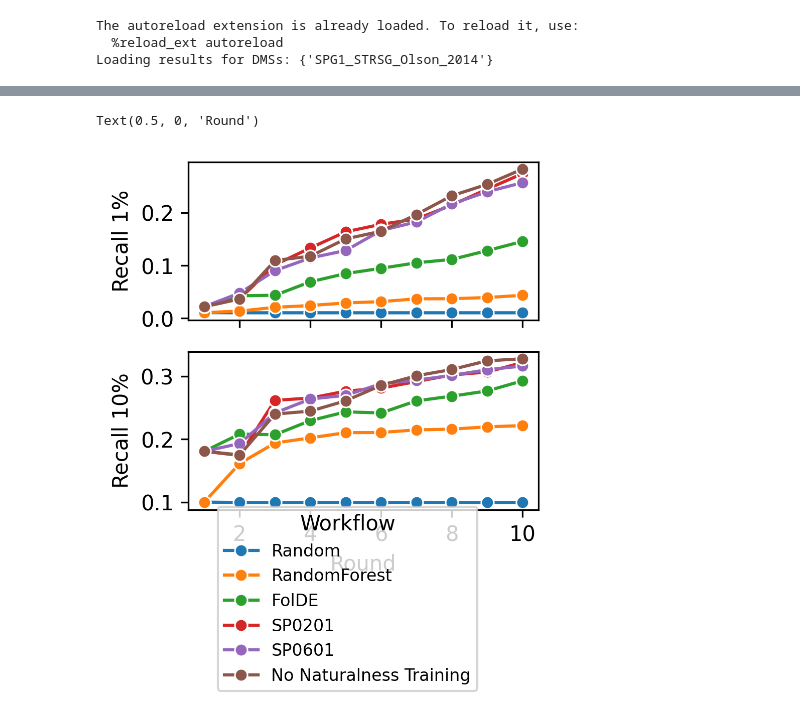
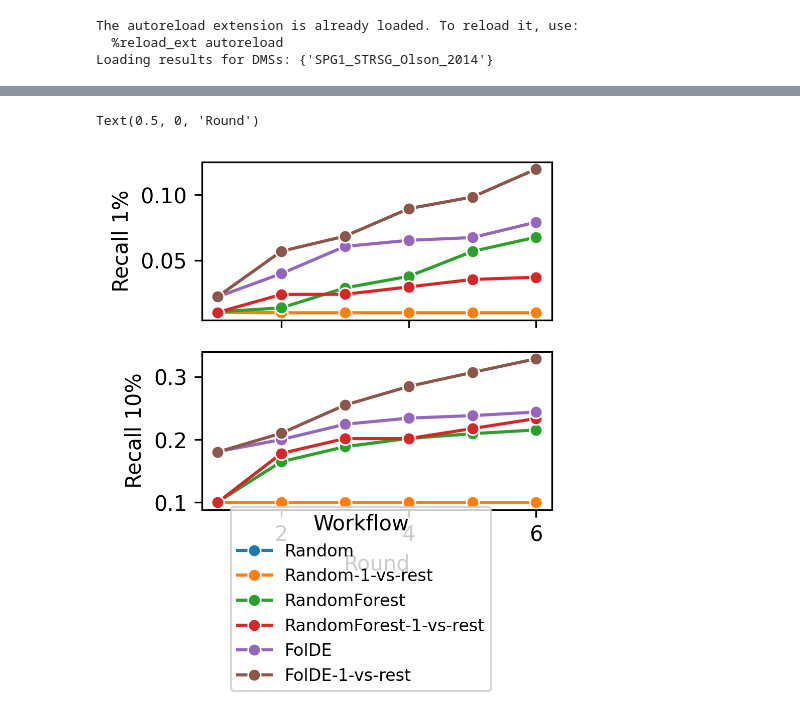
Before and after one commit to JBEI/foldy-internal, a Jupyter notebook: backend/src/notebooks/jacob/paperplots/fig6_multimutant.ipynb, the cells around one changed output, grey strips where cells are left out. Cells and saved outputs as stored; diff of their text form; code cells hidden in the pictures.

```diff
--- a/backend/src/notebooks/jacob/paperplots/fig6_multimutant.ipynb
+++ b/backend/src/notebooks/jacob/paperplots/fig6_multimutant.ipynb
@@ -9,7 +9,8 @@ import pandas as pd
 
 results = load_checkpointed_model_eval(
     'notebooks/jacob/model_evals/',
-    '250717-spg1-ablation',
+    # '250717-spg1-ablation',
+    '250721-spg1-olson-2014-RERUN',
     []
 )
 mutant_df, round_metrics_df = convert_compaign_result_collection_to_df(results)
@@ -39,14 +32,17 @@ fig, (ax1, ax2) = plt.subplots(2, 1, figsize=(3, 3), sharex=True, dpi=300)
 
 CONFIGS = [
     ('Random', 'Random'),
-    ('RandomToRandomForest', 'RandomForest'),
+    ('Random-1-vs-rest', 'Random-1-vs-rest'),
+    ('RandomToRandomForest-base', 'RandomForest'),
+    ('RandomToRandomForest-1-vs-rest', 'RandomForest-1-vs-rest'),
     ('FolDE-base', 'FolDE'),
-    ('FolDE-shrink-and-perturb-02-01', 'SP0201'),
-    ('FolDE-shrink-and-perturb-06-01', 'SP0601'),
+    ('FolDE-1-vs-rest', 'FolDE-1-vs-rest'),
+    # ('FolDE-shrink-and-perturb-02-01', 'SP0201'),
+    # ('FolDE-shrink-and-perturb-06-01', 'SP0601'),
     # ('FolDE-long-training', 'Extra long activity training (500 epochs)'),
     # ('FolDE-with-Devariancing', 'With Devariancing'),
     # ('FolDE-no-constantliar', 'No ConstantLiar'),
-    ('FolDE-no-naturalnessTraining', 'No Naturalness Training'),
+    # ('FolDE-no-naturalnessTraining', 'No Naturalness Training'),
 ]
 plot_df = round_metrics_df.copy()
 plot_df['config_name'] = plot_df.config_name.apply(lambda x: dict(CONFIGS).get(x, x))
@@ -54,31 +50,31 @@ plot_df['config_name'] = plot_df.config_name.apply(lambda x: dict(CONFIGS).get(x
 for ax, metric in zip([ax1, ax2], [ 'held_out_1pct_recall', 'held_out_10pct_recall']):
     sns.lineplot(
         ax=ax,
         data=plot_df[plot_df.config_name.isin([c[1] for c in CONFIGS])],
         # y='held_out_activity_spearman',
         y=metric,
         # y='held_out_1pct_auc',
         # y='held_out_activity_spearman',
         x='round_num',
         hue='config_name',
         errorbar=None,
         marker='o',
         hue_order=[c[1] for c in CONFIGS],
         # style='config_name',
         # errorbar=None
     )
 
 # Disable ax1 legend
 ax1.get_legend().remove()
 ax2.legend(
     title='Workflow',
     loc='lower right',
     bbox_to_anchor=(0.85, -1.2),
     fontsize=8
 )
 ax1.set_ylabel('Recall 1%')
 ax2.set_ylabel('Recall 10%')
 ax2.set_xlabel('Round')
 # %% [output]
 Text(0.5, 0, 'Round')
-[figure, old version]
+[figure, new version]
```
Also changed, not shown: parts of 1 cell of this notebook, 4 other files.
